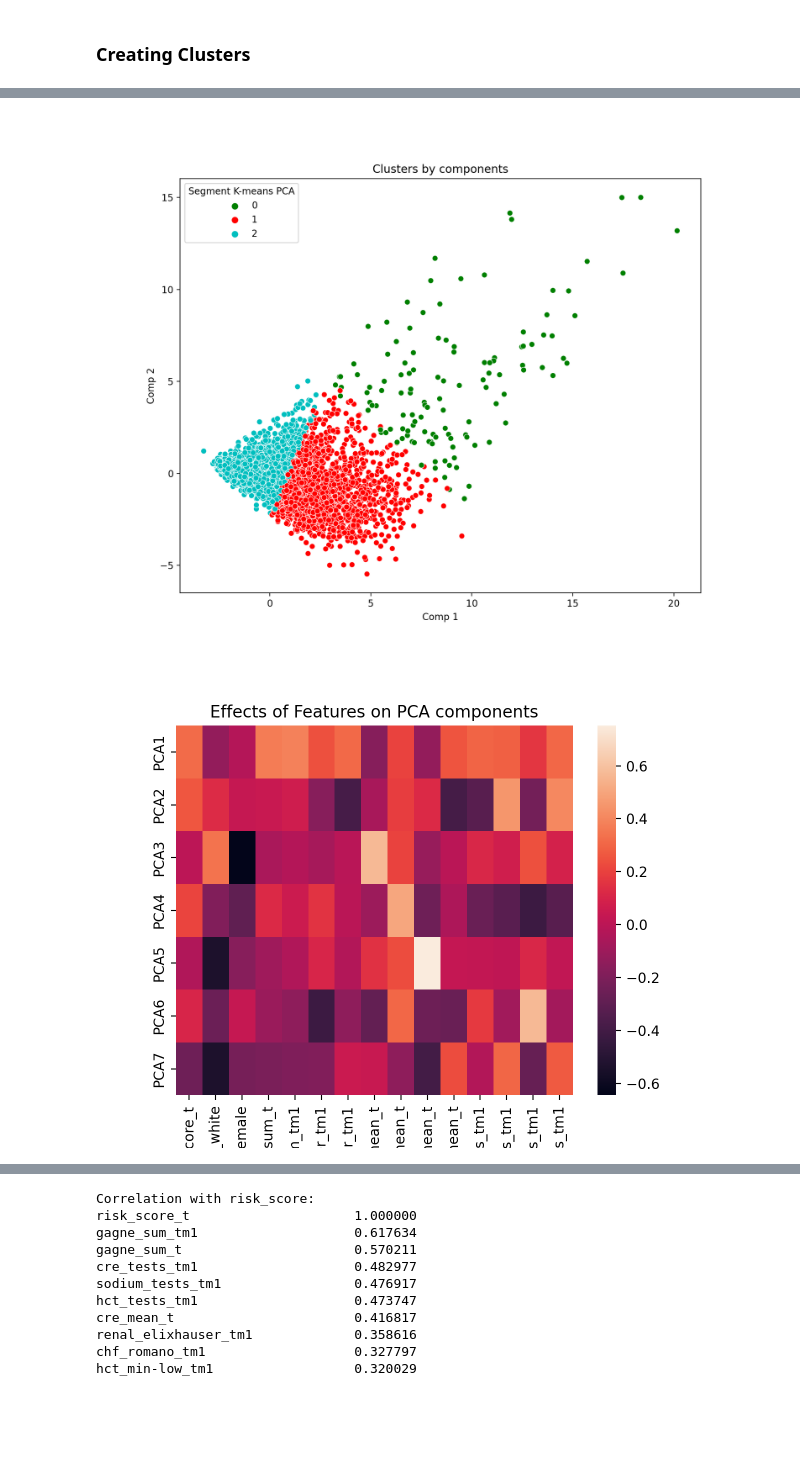
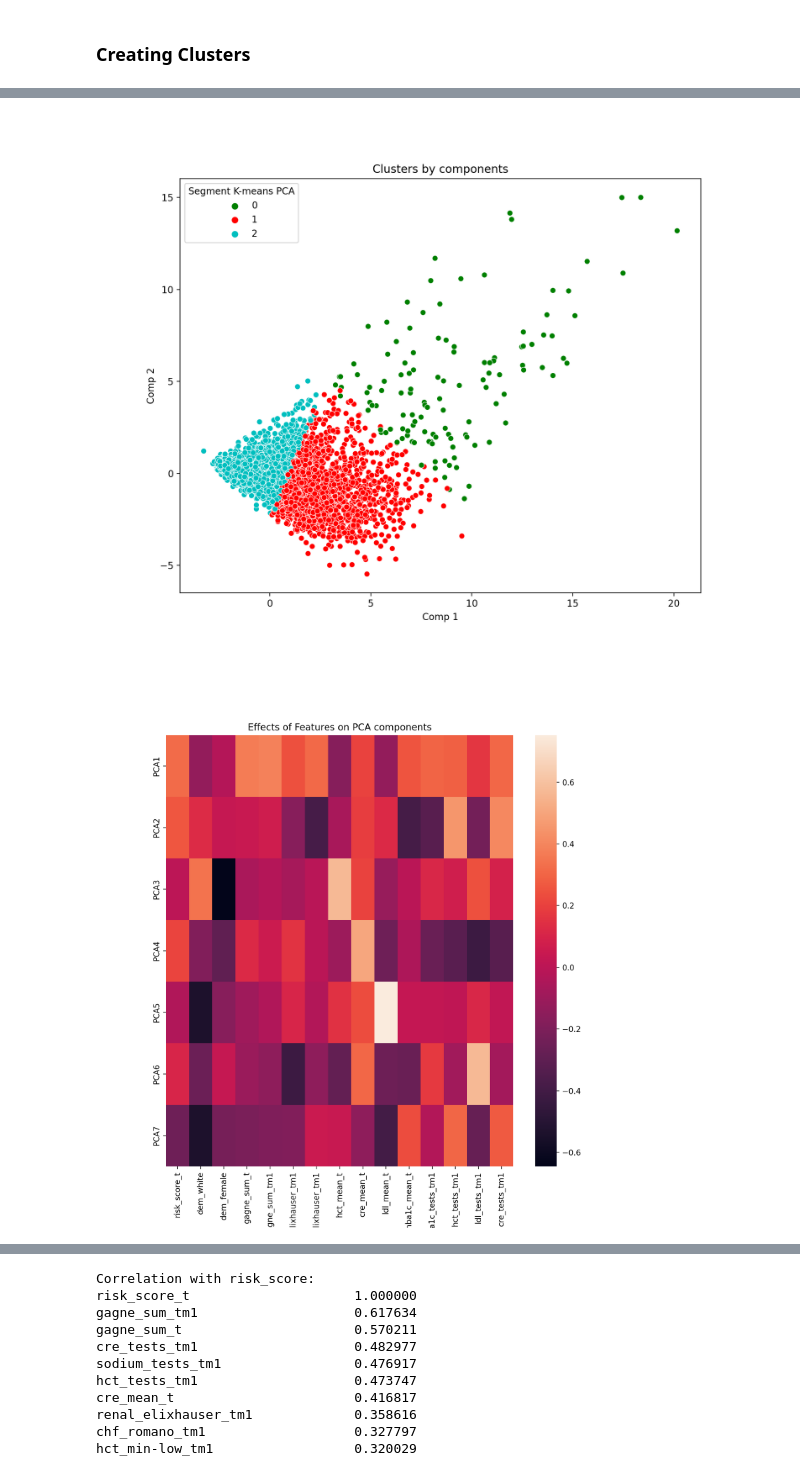
Before and after one commit to KSreeram28/CS-333-Group-Project, a Jupyter notebook: CS_333_Technical_Demo_.ipynb, the cells around one changed output, grey strips where cells are left out. Saved outputs shown, nothing was run; the diff lists cells and outputs as text; code cells hidden in the pictures; blank space fills up the shorter version.

```diff
--- a/CS_333_Technical_Demo_.ipynb
+++ b/CS_333_Technical_Demo_.ipynb
@@ -365,34 +363,35 @@ plt.ylabel('Inertia')
 plt.show()
 
 # Based on the Elbow curve
 optimal_k = 3
 
 # # Apply kMeans clustering
 kmeans_pca = KMeans(n_clusters=optimal_k, random_state=42, init = 'k-means++', n_init='auto')
 kmeans_pca.fit(scores_pca)
 
 df_pca = pd.concat([data_subset.reset_index(drop = True), pd.DataFrame(scores_pca)], axis = 1)
 df_pca.columns.values[-7:] = ['Comp 1','Comp 2','Comp 3','Comp 4','Comp 5','Comp 6','Comp 7']
 df_pca["Segment K-means PCA"] = kmeans_pca.labels_
 
 x_axis = df_pca['Comp 1']
 y_axis = df_pca['Comp 2']
 
 plt.figure(figsize = (10,8))
 sns.scatterplot(x = x_axis, y = y_axis, hue = df_pca["Segment K-means PCA"], palette = ['g','r','c'])
 plt.title('Clusters by components')
 plt.show()
 
 # Represent the effect Features on PCA components
 components=pd.DataFrame(pca.components_ ,index=['PCA1',"PCA2", "PCA3", "PCA4", "PCA5", "PCA6","PCA7"],columns=selected_columns)
+plt.figure(figsize = (10,10))
 sns.heatmap(components)
 plt.title("Effects of Features on PCA components")
 plt.show()
 # %% [output]
 [figure]
 [figure]
 [figure]
-[figure, old version]
+[figure, new version]
 # %%
 #https://www.geeksforgeeks.org/elbow-method-for-optimal-value-of-k-in-kmeans/
 
```
Also changed, not shown: parts of 7 cells of this notebook.
